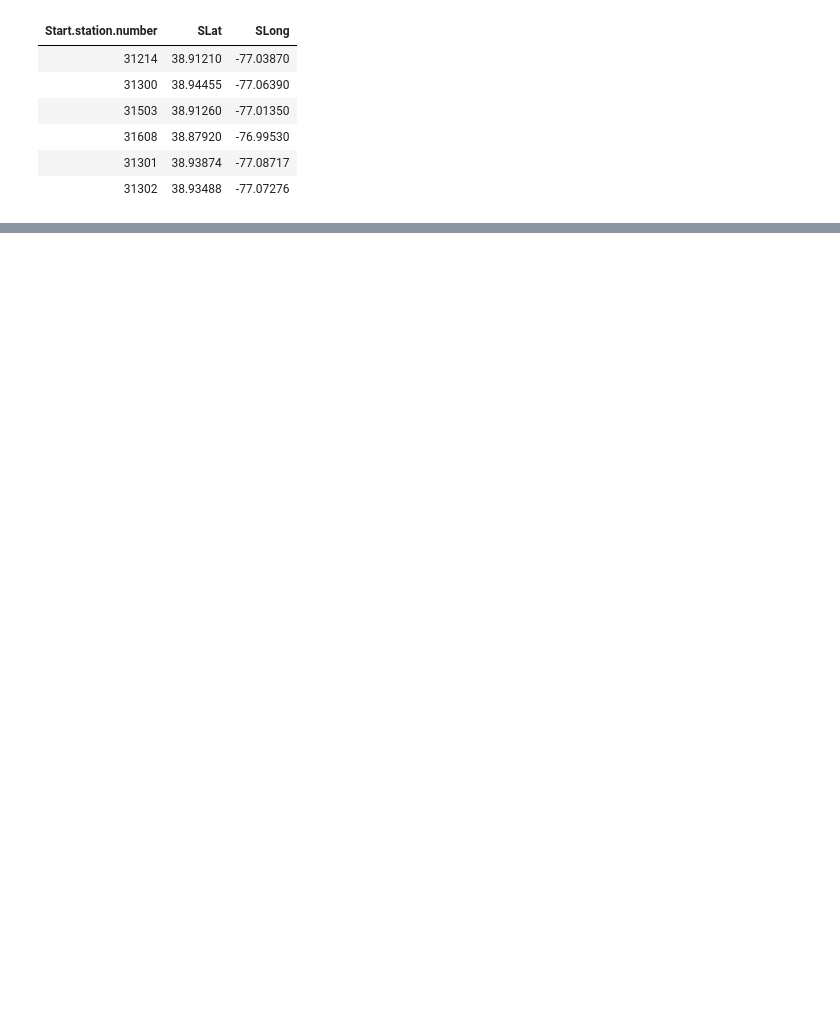
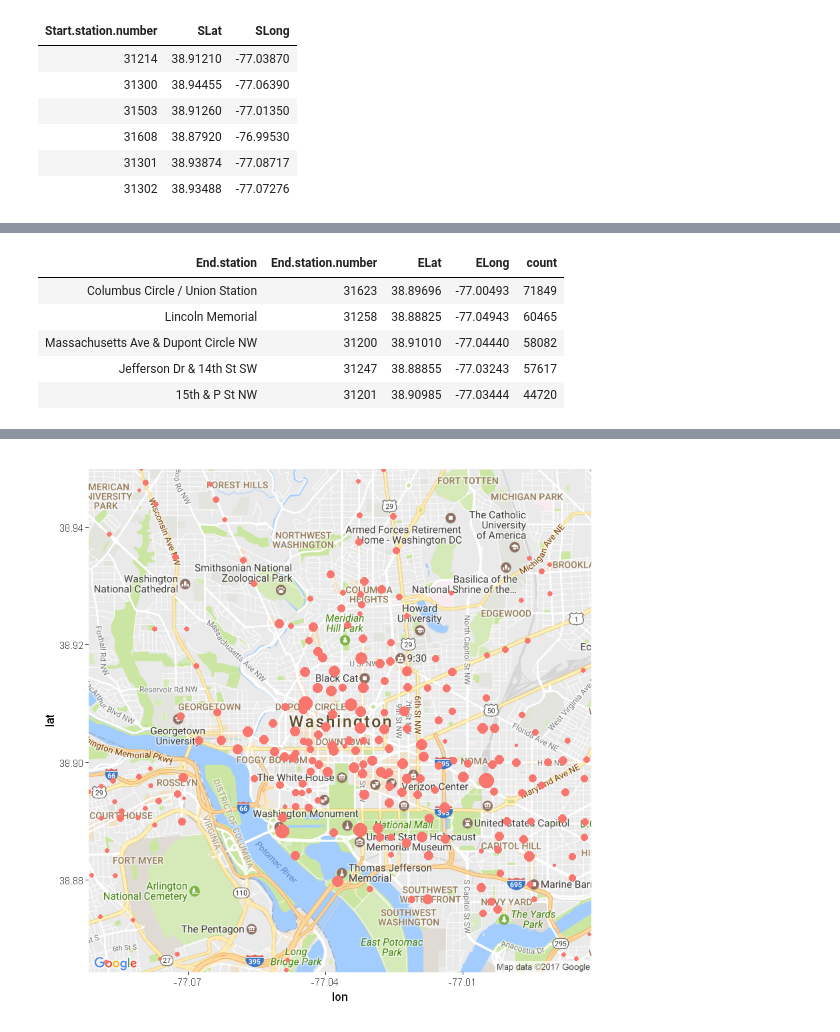
Before and after one commit to aeintngon/CapitalBikeshare, a Jupyter notebook: Untitled.ipynb, the cells around one changed output, grey strips where cells are left out. Saved outputs shown, nothing was run; the diff lists cells and outputs as text; code cells hidden in the pictures; blank space fills up the shorter version.

```diff
--- a/Untitled.ipynb
+++ b/Untitled.ipynb
@@ -93,0 +68,17 @@ head(temp[order(temp$count),c(5,7)], n=5)
+# %%
+colnames(loc) <- c("End.station.number","ELat", "ELong")
+
+endcounts <- left_join(trips, loc, by="End.station.number")
+endcounts <- endcounts %>% group_by(End.station.number) %>% mutate(count=n()) %>% select(End.station, End.station.number, ELat, ELong, count)
+end=unique(endcounts)
+head(end[order(-end$count),], n=5)
+#start <- start %>% filter(count> 11852.0) %>% na.omit() %>% select(Start.station.number, count, SLong, SLat)
+#map <- ggmap(get_map(location="washington dc", zoom = 13, maptype = "roadmap", source = 'google')) #Using Latitude and Longitud
+map + geom_point(data = end, aes(x = ELong, y = ELat, size = count, colour="pink"), show.legend = F)
+# %% [output]
+| End.station | End.station.number | ELat | ELong | count |
+| Columbus Circle / Union Station | 31623 | 38.89696 | -77.00493 | 71849 |
+| Lincoln Memorial | 31258 | 38.88825 | -77.04943 | 60465 |
+| Massachusetts Ave & Dupont Circle NW | 31200 | 38.91010 | -77.04440 | 58082 |
+| Jefferson Dr & 14th St SW | 31247 | 38.88855 | -77.03243 | 57617 |
+| 15th & P St NW | 31201 | 38.90985 | -77.03444 | 44720 |
@@ -93,0 +87 @@ head(temp[order(temp$count),c(5,7)], n=5)
+[figure, added]
```
Also changed, not shown: parts of 5 cells of this notebook.
